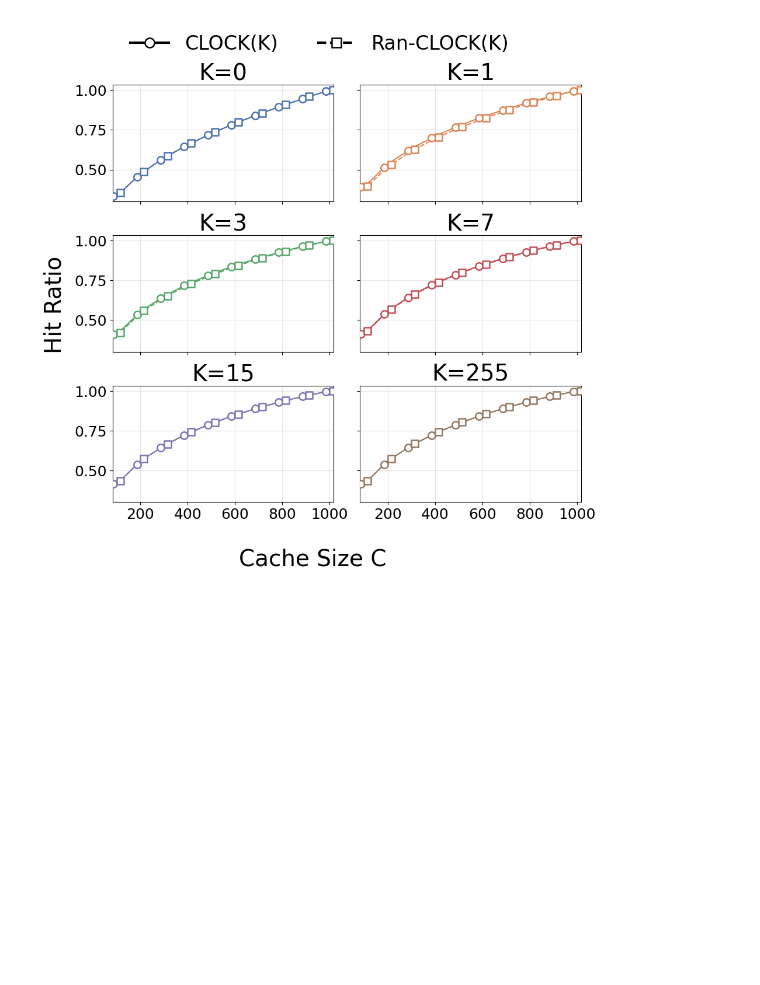
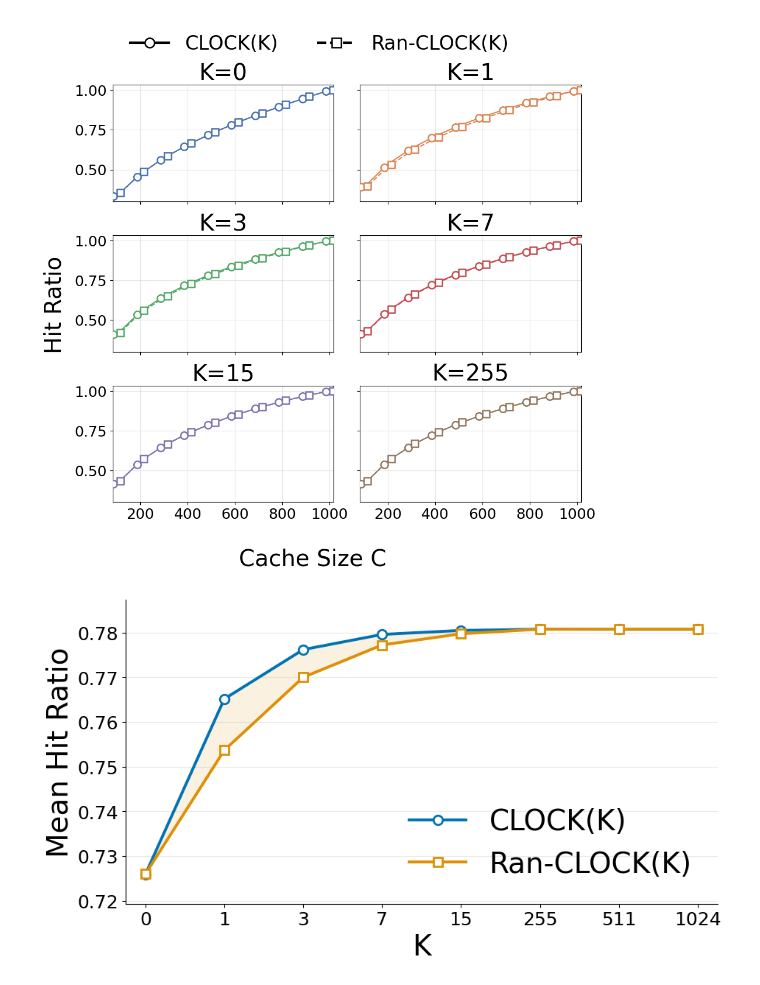
Before and after one commit to Effygal/cache-modeling, a Jupyter notebook: ttl-clock-k3.ipynb, the cells around one changed output. Cells and saved outputs as stored; diff of their text form; code cells hidden in the pictures; blank space fills up the shorter version.

Commit message:
succinct vis for clockk vs ranclockk over k

```diff
--- a/ttl-clock-k3.ipynb
+++ b/ttl-clock-k3.ipynb
@@ -640,7 +640,7 @@ elif series_len == 10:
 else:
     C_arr = np.arange(1, series_len + 1, dtype=np.float64)
 
-ks_plot = [0, 1, 3, 7, 15, 255]
+ks_plot = [0, 1, 3, 7, 15, 255, 511, 1024, 2048]
 
 if '_irm_base_compare_trace' in globals() and len(globals()['_irm_base_compare_trace']) > 0:
     irm_base_compare = np.asarray(globals()['_irm_base_compare_trace'], dtype=np.int32)
@@ -762,3 +768,68 @@ plt.savefig('figures/mrc_irm_clockk_vs_ran_clockk.pdf', bbox_inches='tight', for
 plt.show()
 # %% [output]
 [figure]
+# %%
+ks_summary = [0, 1, 3, 7, 15, 255, 511, 1024]
+
+x = np.arange(len(ks_summary), dtype=np.float64)
+clock_mean_hr = np.array([
+    np.mean(1.0 - np.asarray(mr_vs_C_clock[k], dtype=np.float64))
+    for k in ks_summary
+])
+ran_clock_mean_hr = np.array([
+    np.mean(1.0 - np.asarray(mr_vs_C_ran_clock[k], dtype=np.float64))
+    for k in ks_summary
+])
+gap = ran_clock_mean_hr - clock_mean_hr
+
+clock_color, ran_color = sns.color_palette('colorblind', 2)
+
+fig, ax = plt.subplots(figsize=(9.5, 5.2))
+ax.plot(
+    x,
+    clock_mean_hr,
+    color=clock_color,
+    lw=2.8,
+    marker='o',
+    ms=9,
+    markerfacecolor='white',
+    markeredgewidth=2.0,
+    label='CLOCK(K)',
+)
+ax.plot(
+    x,
+    ran_clock_mean_hr,
+    color=ran_color,
+    lw=2.8,
+    marker='s',
+    ms=8.5,
+    markerfacecolor='white',
+    markeredgewidth=2.0,
+    label='Ran-CLOCK(K)',
+)
+
+ax.fill_between(x, clock_mean_hr, ran_clock_mean_hr, color=ran_color, alpha=0.12)
+
+peak_idx = int(np.argmax(np.abs(gap)))
+peak_gap = float(gap[peak_idx])
+peak_mid = 0.5 * (clock_mean_hr[peak_idx] + ran_clock_mean_hr[peak_idx])
+
+y_all = np.r_[clock_mean_hr, ran_clock_mean_hr]
+y_pad = max(0.002, 0.12 * (y_all.max() - y_all.min()))
+ax.set_ylim(y_all.min() - y_pad, y_all.max() + y_pad)
+ax.set_xlim(x[0] - 0.25, x[-1] + 0.25)
+ax.set_xticks(x)
+ax.tick_params(axis='both', labelsize=18)
+ax.set_xticklabels([str(k) for k in ks_summary])
+ax.set_xlabel('K', fontsize=28)
+ax.set_ylabel('Mean Hit Ratio', fontsize=28)
+ax.grid(axis='y', alpha=0.28)
+ax.spines['top'].set_visible(False)
+ax.spines['right'].set_visible(False)
+ax.legend(frameon=False, loc='best', fontsize=28)
+
+plt.tight_layout()
+plt.savefig('figures/clockk_vs_ran_clockk_summary.pdf', bbox_inches='tight', format='pdf')
+plt.show()
+# %% [output]
+[figure, added]
```
Also changed, not shown: parts of 2 cells of this notebook.
